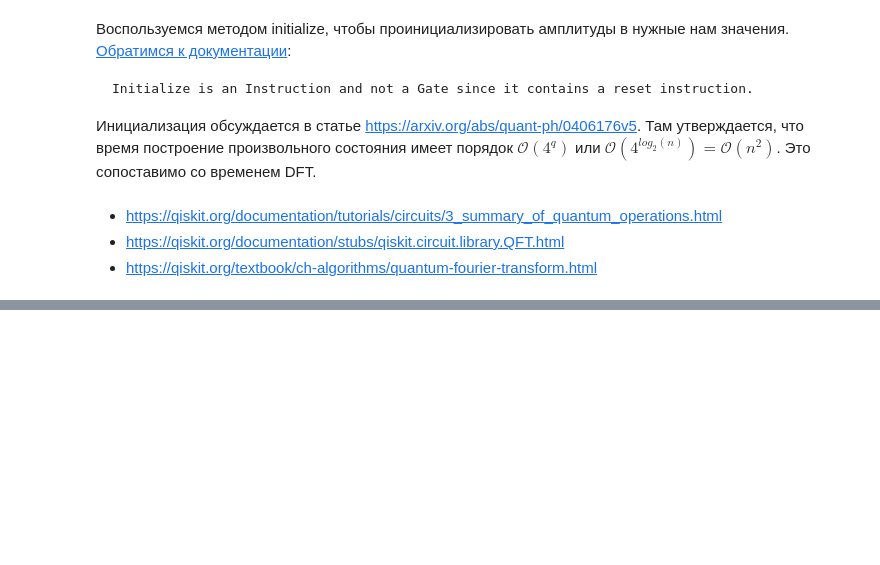
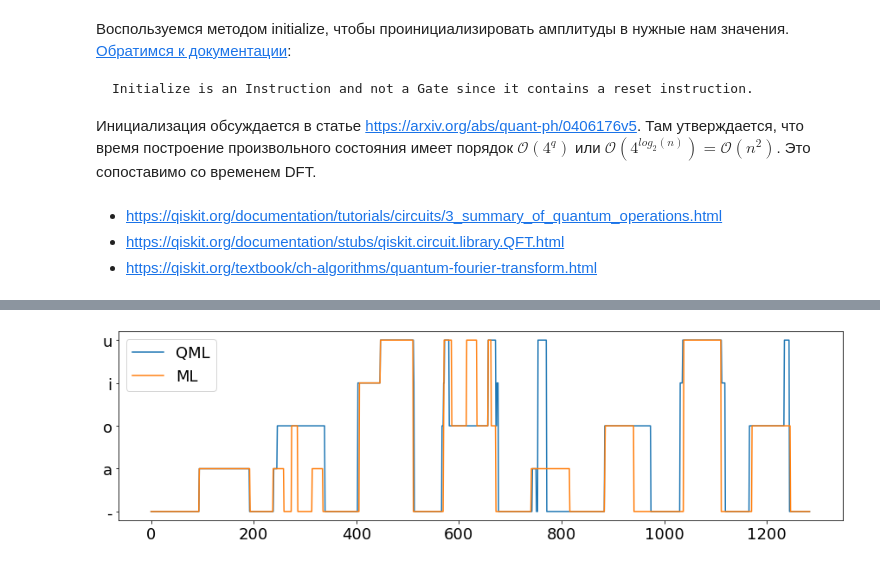
Before and after one commit to str-anger/applied, a Jupyter notebook: FT for classification.ipynb, the cells around one changed output, grey strips where cells are left out. Drawn from its saved outputs; the diff is of its cells as text; code cells hidden in the pictures; blank space fills up the shorter version.

```diff
--- a/FT for classification.ipynb
+++ b/FT for classification.ipynb
@@ -199,12 +205,12 @@ def process_file(filename, pca, ann):
 
 
 pca, ann = train()
-pred = process_file('data/test.m4a', pca, ann)
+pred_classic = process_file('data/test.m4a', pca, ann)
 
 
 plt.figure(figsize=(15, 4))
 plt.yticks(range(len(letterset)), letterset)
-plt.plot(pred)
+plt.plot(pred_classic)
 plt.show()
 # %% [output]
 [figure]
@@ -431,0 +449,9 @@ Processing data/-.m4a
+# %%
+plt.figure(figsize=(15, 4))
+plt.yticks(range(len(letterset)), letterset)
+plt.plot(pred, label="QML")
+plt.plot(pred_classic, label="ML")
+plt.legend()
+plt.show()
+# %% [output]
+[figure, added]
```
Also changed, not shown: parts of 4 cells of this notebook.
